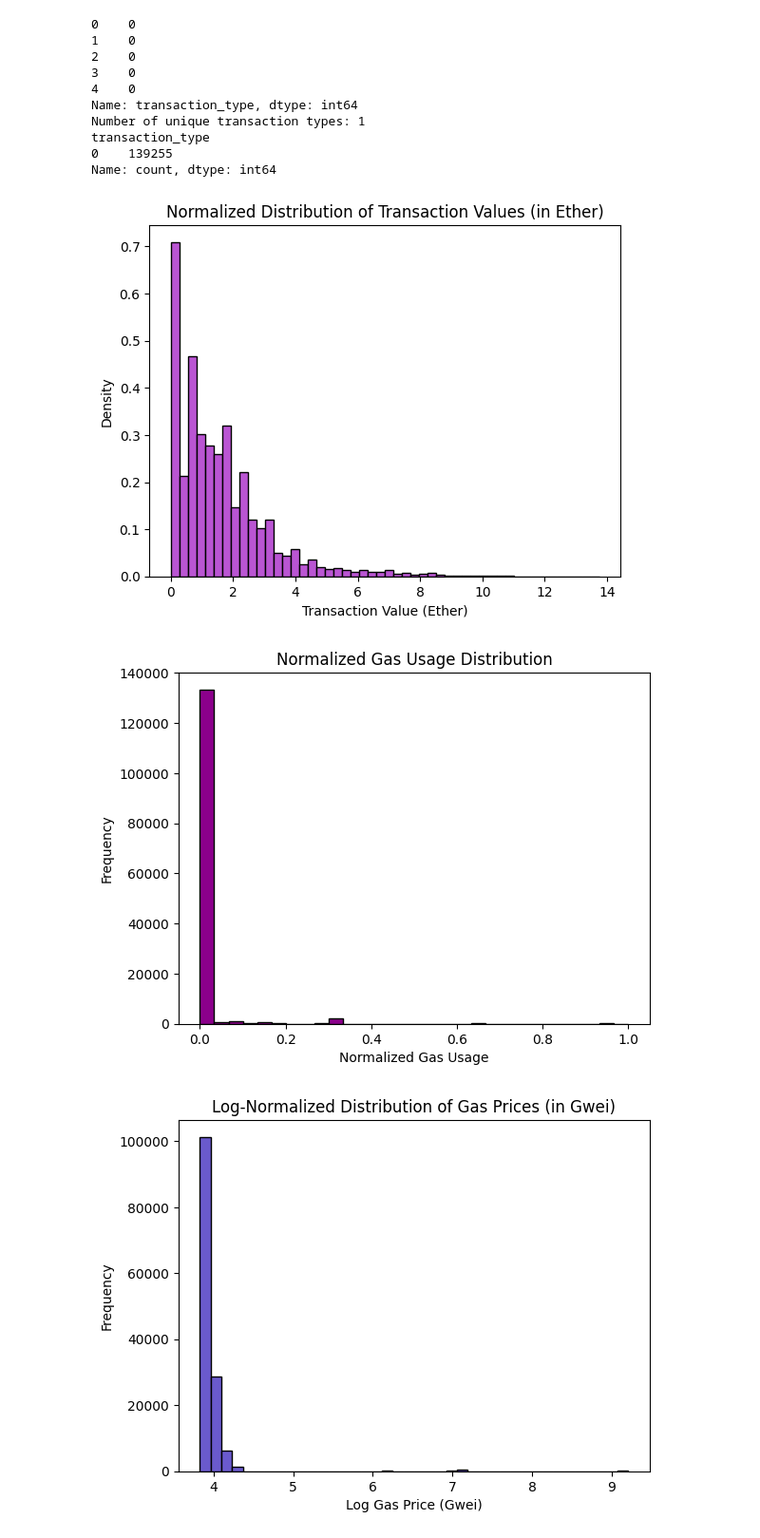
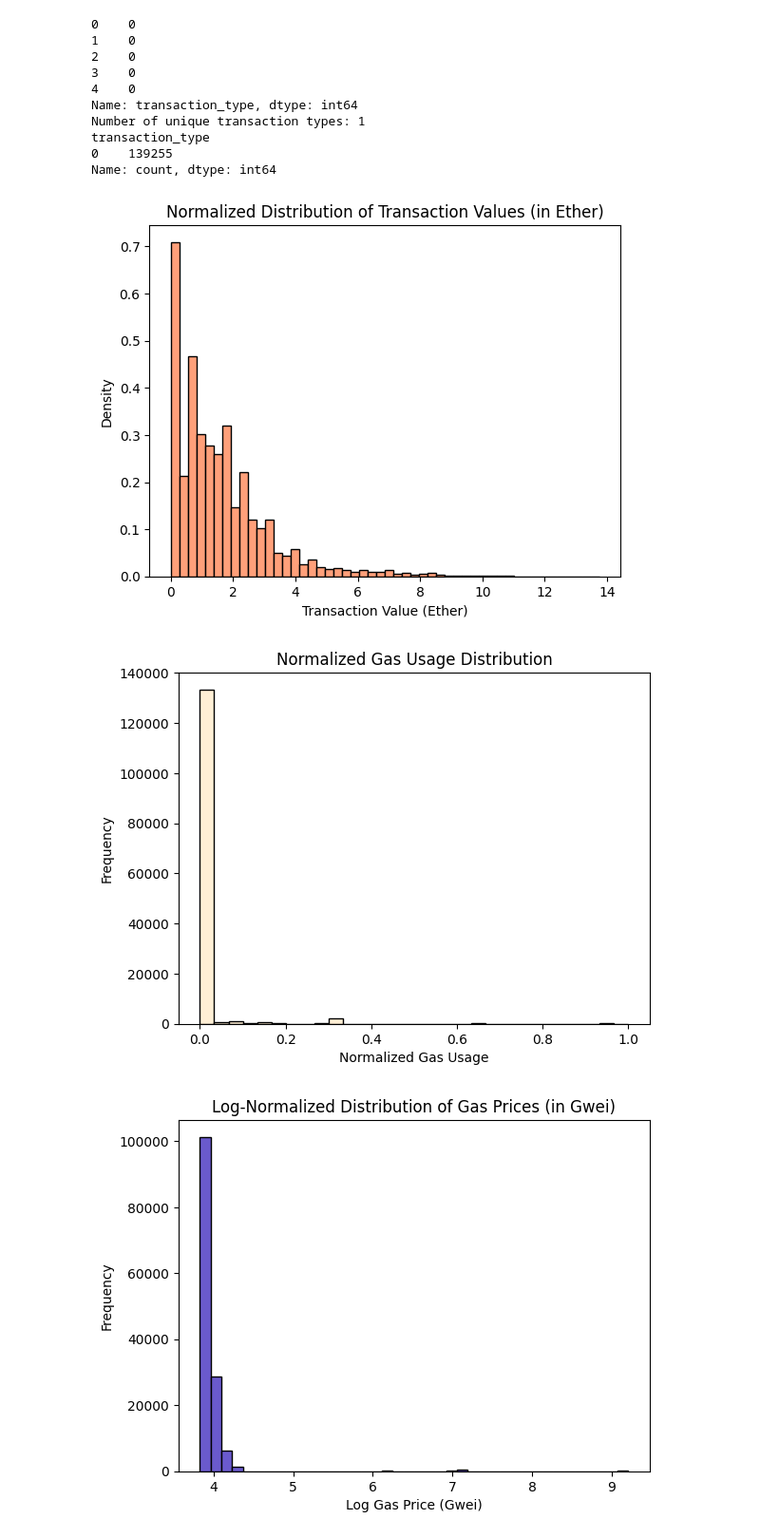
Before and after one commit to DataBuffs/detecting-ethereum-fraud, a Jupyter notebook: main.ipynb, the cells around one changed output. Shown at 95% size. Saved outputs shown, nothing was run; the diff lists cells and outputs as text; code cells hidden in the pictures.

```diff
--- a/main.ipynb
+++ b/main.ipynb
@@ -252,25 +252,25 @@ Name: count, dtype: int64
 # %%
 # Log normalization to reduce range impact
 df['log_value_ether'] = np.log1p(df['value_ether'])
 
 # Plot normalized distribution
-df['log_value_ether'].plot(kind='hist', bins=50, density=True, color='MediumOrchid', linewidth=1, edgecolor='black', title='Normalized Distribution of Transaction Values (in Ether)')
+df['log_value_ether'].plot(kind='hist', bins=50, density=True, color='LightSalmon', linewidth=1, edgecolor='black', title='Normalized Distribution of Transaction Values (in Ether)')
 plt.xlabel('Transaction Value (Ether)')
 plt.ylabel('Density')
 plt.show()
 # %% [output]
-[figure, old version]
+[figure, new version]
 # %%
 from sklearn.preprocessing import MinMaxScaler
 scaler = MinMaxScaler()
 df['norm_gas'] = scaler.fit_transform(df[['gas']])
 
 # Plot normalized gas usage
-df['norm_gas'].plot(kind='hist', bins=30, color='DarkMagenta', linewidth=1, edgecolor='black', title='Normalized Gas Usage Distribution')
+df['norm_gas'].plot(kind='hist', bins=30, color='PapayaWhip', linewidth=1, edgecolor='black', title='Normalized Gas Usage Distribution')
 plt.xlabel('Normalized Gas Usage')
 plt.show()
 # %% [output]
-[figure, old version]
+[figure, new version]
 # %%
 df['log_gas_price_gwei'] = np.log1p(df['gas_price_gwei'])
 
```
Also changed, not shown: parts of 1 cell of this notebook.
